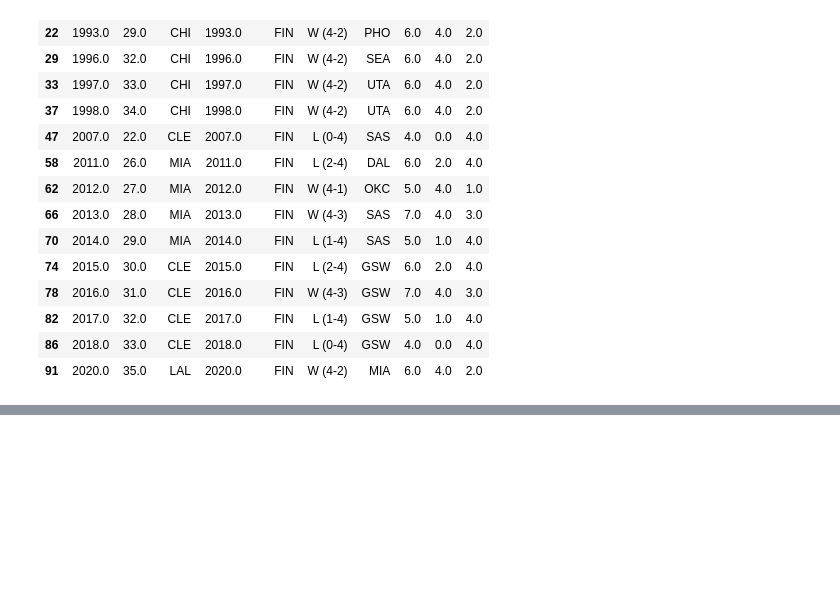
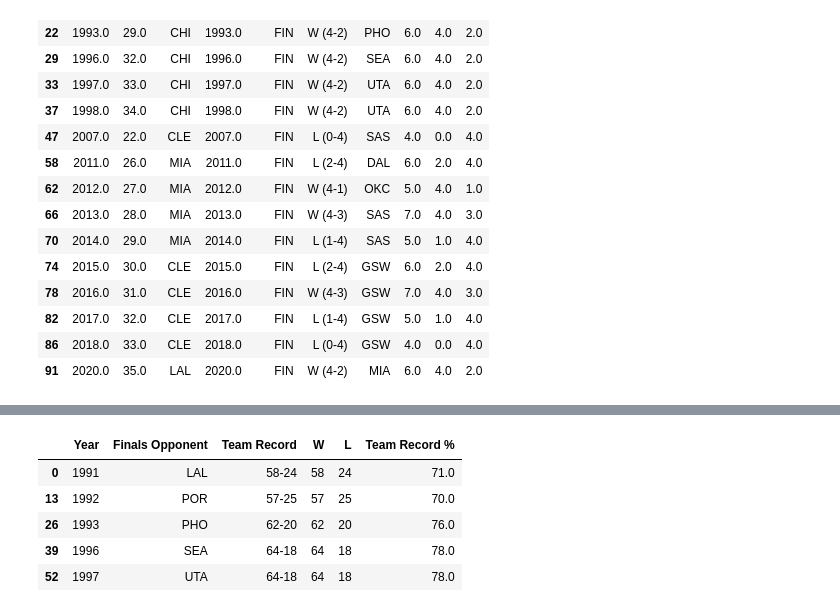
Before and after one commit to gohsoonhao/therealGOAT, a Jupyter notebook: 3b_playoff_team_success.ipynb, the cells around one changed output, grey strips where cells are left out. Drawn from its saved outputs; the diff is of its cells as text; code cells hidden in the pictures; blank space fills up the shorter version.

```diff
--- a/3b_playoff_team_success.ipynb
+++ b/3b_playoff_team_success.ipynb
@@ -134,0 +144,11 @@ Int64Index([91], dtype='int64')
+# %%
+team_record['Team Record %'] = (team_record['W'].astype(int)/ (team_record['W'].astype(int) + team_record['L'].astype(int))).round(2) *100
+team_record["Year"] = team_record["Year"].astype(int).astype(str)
+team_record.head()
+# %% [output]
+|  | Year | Finals Opponent | Team Record | W | L | Team Record % |
+| 0 | 1991 | LAL | 58-24 | 58 | 24 | 71.0 |
+| 13 | 1992 | POR | 57-25 | 57 | 25 | 70.0 |
+| 26 | 1993 | PHO | 62-20 | 62 | 20 | 76.0 |
+| 39 | 1996 | SEA | 64-18 | 64 | 18 | 78.0 |
+| 52 | 1997 | UTA | 64-18 | 64 | 18 | 78.0 |
```
Also changed, not shown: parts of 6 cells of this notebook, 1 other file.
